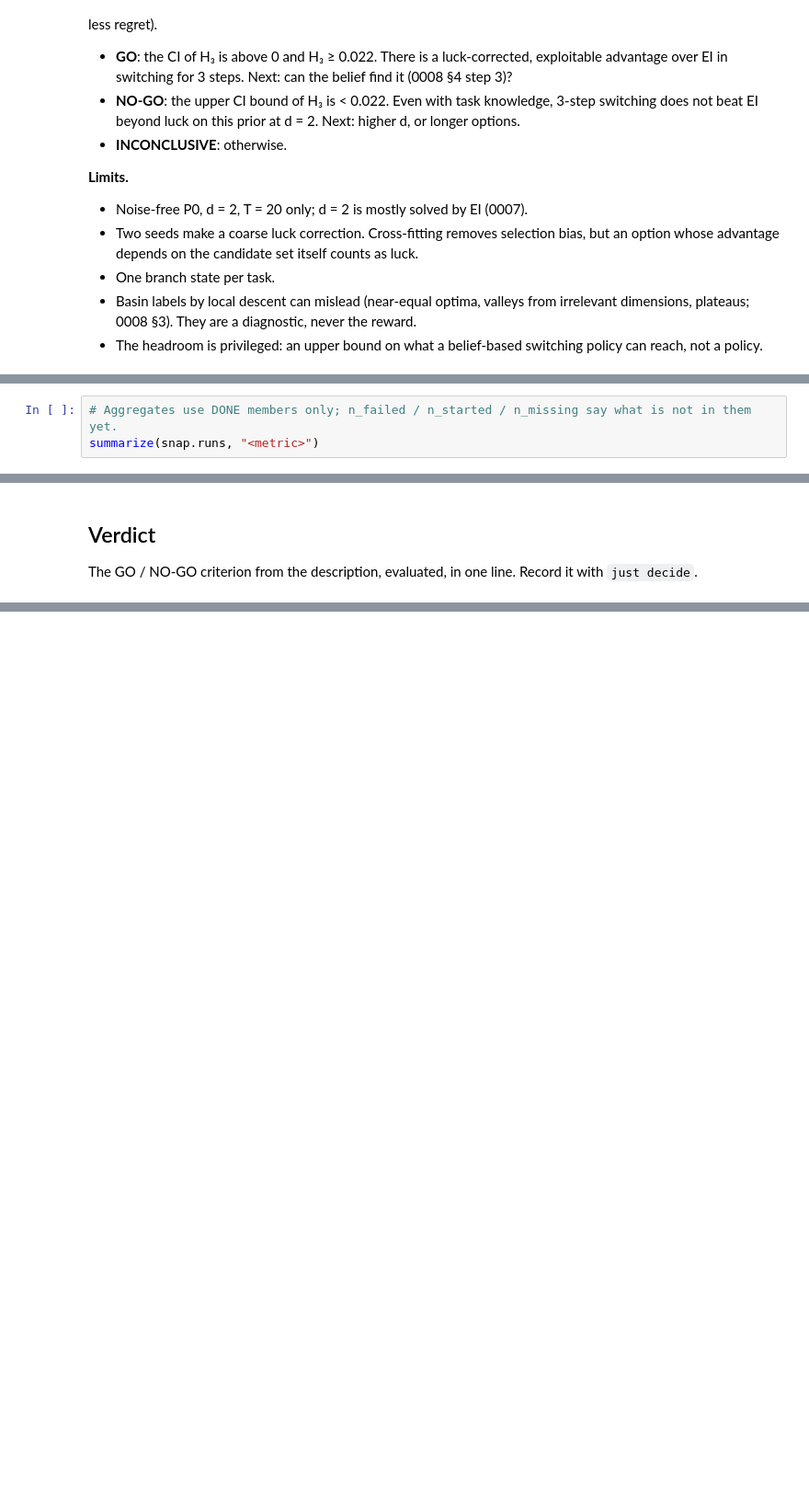
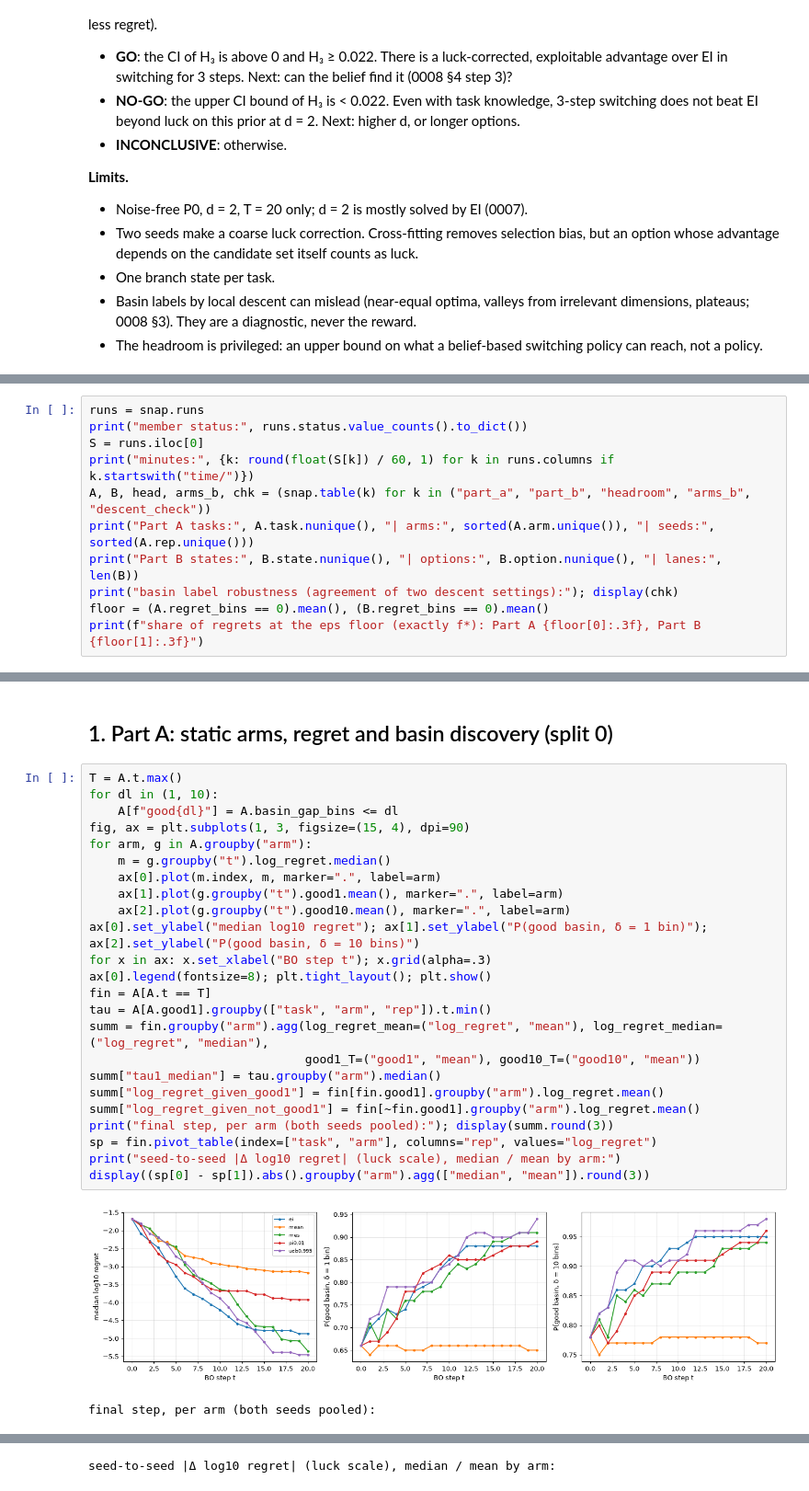
Before and after one commit to timruhkopf/anytime-acquisition, a Jupyter notebook: notebooks/12_2026-11-12_option_headroom.ipynb, the cells around one changed output, grey strips where cells are left out. Shown at 92% size. Cells and saved outputs as stored; diff of their text form; blank space fills up the shorter version.

Commit message:
option_headroom: sanity §1; revision (eps 1e-6, static comparator, eps robustness)
Co-Authored-By: Claude Opus 5.5 <noreply@anthropic.com>

```diff
--- a/notebooks/12_2026-11-12_option_headroom.ipynb
+++ b/notebooks/12_2026-11-12_option_headroom.ipynb
@@ -78,3 +161,11 @@ show_header(snap)  # how it was run + configuration, generated from the snapshot
 # %%
-# Aggregates use DONE members only; n_failed / n_started / n_missing say what is not in them yet.
-summarize(snap.runs, "<metric>")
+runs = snap.runs
+print("member status:", runs.status.value_counts().to_dict())
+S = runs.iloc[0]
+print("minutes:", {k: round(float(S[k]) / 60, 1) for k in runs.columns if k.startswith("time/")})
+A, B, head, arms_b, chk = (snap.table(k) for k in ("part_a", "part_b", "headroom", "arms_b", "descent_check"))
+print("Part A tasks:", A.task.nunique(), "| arms:", sorted(A.arm.unique()), "| seeds:", sorted(A.rep.unique()))
+print("Part B states:", B.state.nunique(), "| options:", B.option.nunique(), "| lanes:", len(B))
+print("basin label robustness (agreement of two descent settings):"); display(chk)
+floor = (A.regret_bins == 0).mean(), (B.regret_bins == 0).mean()
+print(f"share of regrets at the eps floor (exactly f*): Part A {floor[0]:.3f}, Part B {floor[1]:.3f}")
@@ -81,4 +182,29 @@ summarize(snap.runs, "<metric>")
 # %% [markdown]
-## Verdict
-
-The GO / NO-GO criterion from the description, evaluated, in one line. Record it with `just decide`.
+## 1. Part A: static arms, regret and basin discovery (split 0)
+# %%
+T = A.t.max()
+for dl in (1, 10):
+    A[f"good{dl}"] = A.basin_gap_bins <= dl
+fig, ax = plt.subplots(1, 3, figsize=(15, 4), dpi=90)
+for arm, g in A.groupby("arm"):
+    m = g.groupby("t").log_regret.median()
+    ax[0].plot(m.index, m, marker=".", label=arm)
+    ax[1].plot(g.groupby("t").good1.mean(), marker=".", label=arm)
+    ax[2].plot(g.groupby("t").good10.mean(), marker=".", label=arm)
+ax[0].set_ylabel("median log10 regret"); ax[1].set_ylabel("P(good basin, δ = 1 bin)"); ax[2].set_ylabel("P(good basin, δ = 10 bins)")
+for x in ax: x.set_xlabel("BO step t"); x.grid(alpha=.3)
+ax[0].legend(fontsize=8); plt.tight_layout(); plt.show()
+fin = A[A.t == T]
+tau = A[A.good1].groupby(["task", "arm", "rep"]).t.min()
+summ = fin.groupby("arm").agg(log_regret_mean=("log_regret", "mean"), log_regret_median=("log_regret", "median"),
+                              good1_T=("good1", "mean"), good10_T=("good10", "mean"))
+summ["tau1_median"] = tau.groupby("arm").median()
+summ["log_regret_given_good1"] = fin[fin.good1].groupby("arm").log_regret.mean()
+summ["log_regret_given_not_good1"] = fin[~fin.good1].groupby("arm").log_regret.mean()
+print("final step, per arm (both seeds pooled):"); display(summ.round(3))
+sp = fin.pivot_table(index=["task", "arm"], columns="rep", values="log_regret")
+print("seed-to-seed |Δ log10 regret| (luck scale), median / mean by arm:")
+display((sp[0] - sp[1]).abs().groupby("arm").agg(["median", "mean"]).round(3))
+# %% [output]
+[figure, added]
+final step, per arm (both seeds pooled):
@@ -84,0 +218 @@ The GO / NO-GO criterion from the description, evaluated, in one line. Record it
+seed-to-seed |Δ log10 regret| (luck scale), median / mean by arm:
```
Also changed, not shown: parts of 11 cells of this notebook, 16 other files.
